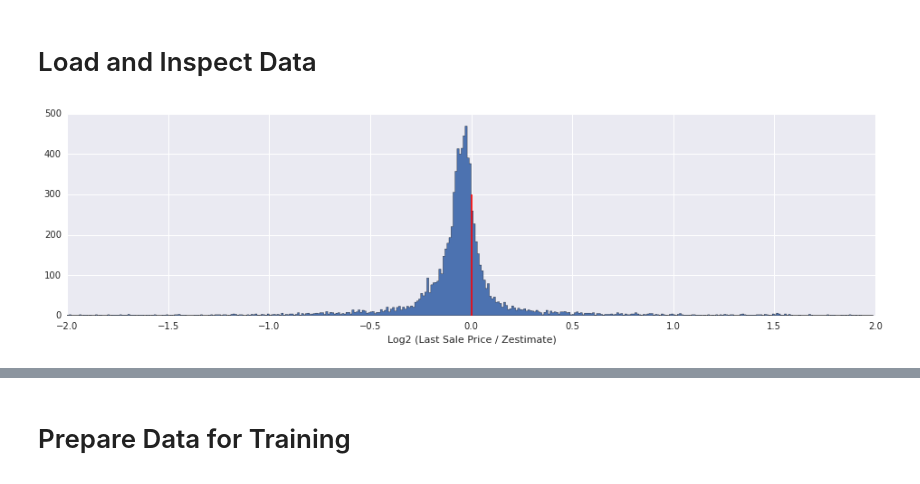
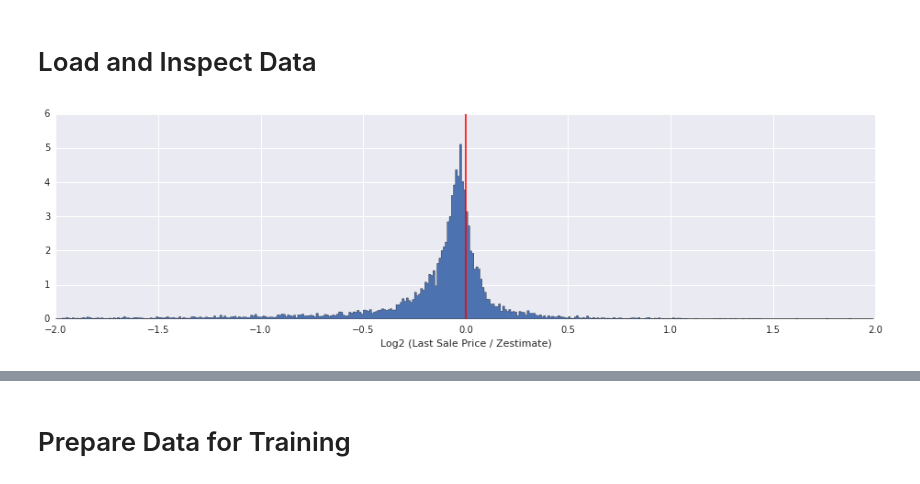
Before and after one commit to jeffschecter/sandbox, a Jupyter notebook: zillow/zillow.ipynb, the cells around one changed output, grey strips where cells are left out. Saved outputs shown, nothing was run; the diff lists cells and outputs as text; code cells hidden in the pictures.

```diff
--- a/zillow/zillow.ipynb
+++ b/zillow/zillow.ipynb
@@ -20,11 +19,11 @@ zillow.LoadImageDataIntoDataFrame(df, "data/")
 # %%
 figsize(16, 4)
-plt.hist(df.log_sold_to_zestimate, bins=np.arange(-2, 2, 0.01), histtype="stepfilled")
-plt.vlines(0, 0, 300, edgecolor="red", alpha=0.9)
+plt.hist(df.log_sold_to_zestimate, bins=np.arange(-2, 2, 0.01), histtype="stepfilled", normed=True)
+plt.vlines(0, 0, 6, edgecolor="red", alpha=0.9)
 plt.xlabel("Log2 (Last Sale Price / Zestimate)")
 plt.show()
 # %% [output]
-[figure, old version]
+[figure, new version]
 # %%
 figsize(16, 4)
 plt.hist(
```
Also changed, not shown: parts of 42 cells of this notebook, 2 other files.
